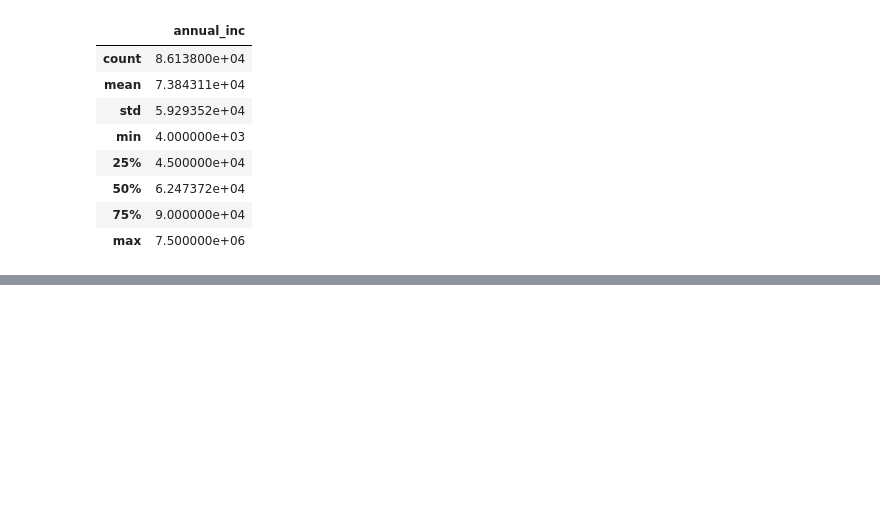
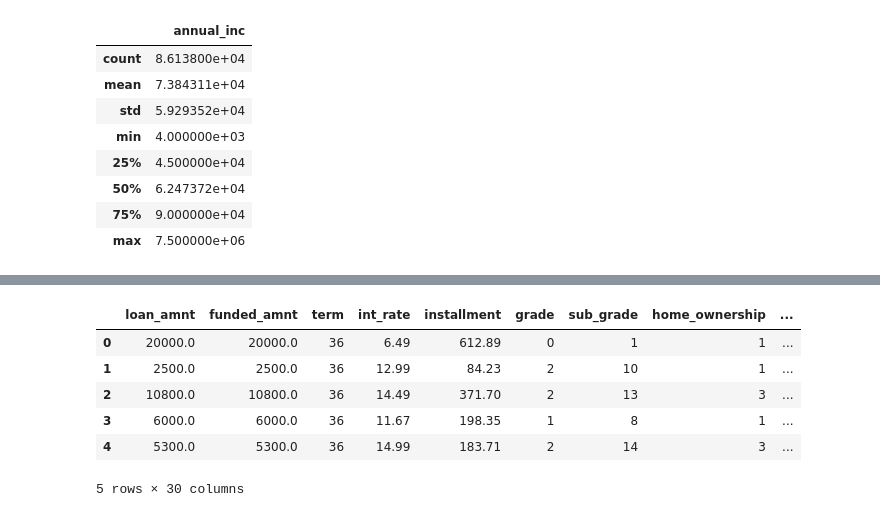
Before and after one commit to askhab2022/ML-Repo, a Jupyter notebook: fin-ml/Loans.ipynb, the cells around one changed output, grey strips where cells are left out. Cells and saved outputs as stored; diff of their text form; code cells hidden in the pictures; blank space fills up the shorter version.

```diff
--- a/fin-ml/Loans.ipynb
+++ b/fin-ml/Loans.ipynb
@@ -322,0 +404,17 @@ dataset["log_annual_inc"]
+# %%
+loansstatus_1 = dataset[dataset["charged_off"]==1].sample(5500)
+dataset = pd.concat([loansstatus_0,loansstatus_1])
+# %%
+dataset= dataset.sample(frac=1)
+# %%
+dataset.reset_index(drop=True,inplace=True)
+# %%
+dataset.head()
+# %% [output]
+|  | loan_amnt | funded_amnt | term | int_rate | installment | grade | sub_grade | home_ownership | ... |
+| 0 | 20000.0 | 20000.0 | 36 | 6.49 | 612.89 | 0 | 1 | 1 | ... |
+| 1 | 2500.0 | 2500.0 | 36 | 12.99 | 84.23 | 2 | 10 | 1 | ... |
+| 2 | 10800.0 | 10800.0 | 36 | 14.49 | 371.70 | 2 | 13 | 3 | ... |
+| 3 | 6000.0 | 6000.0 | 36 | 11.67 | 198.35 | 1 | 8 | 1 | ... |
+| 4 | 5300.0 | 5300.0 | 36 | 14.99 | 183.71 | 2 | 14 | 3 | ... |
+5 rows × 30 columns
```
Also changed, not shown: parts of 32 cells of this notebook.
